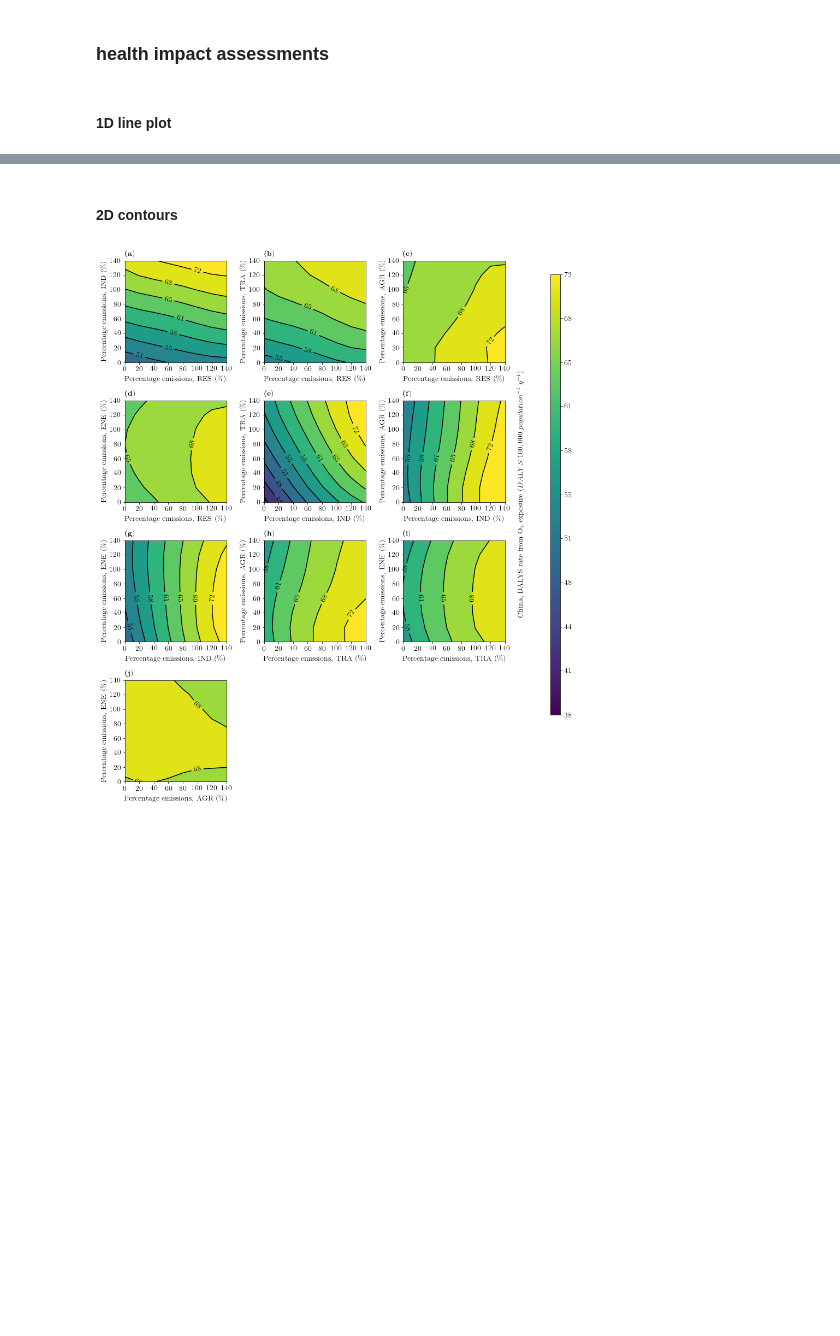
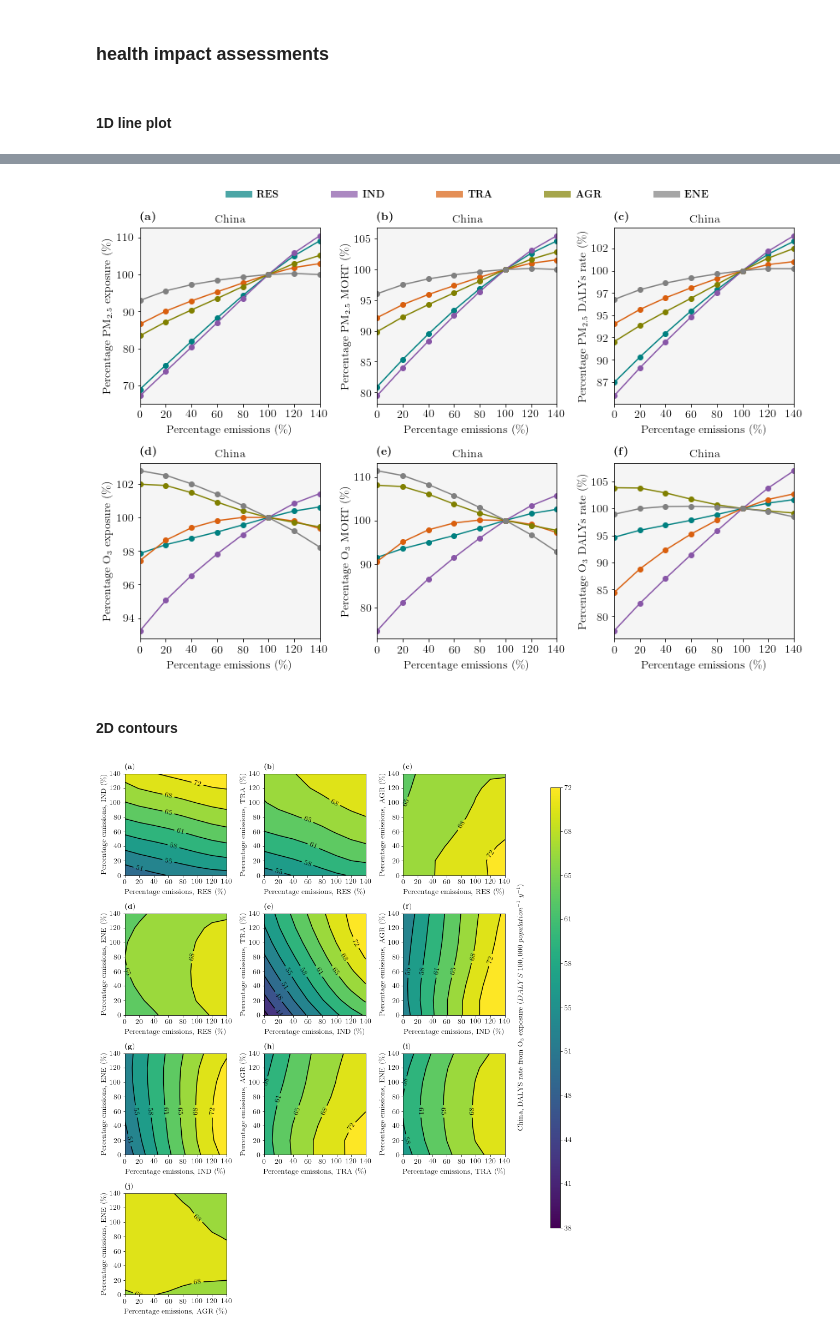
Before and after one commit to lukeconibear/emulator_annual, a Jupyter notebook: emulator_plots.ipynb, the cells around one changed output, grey strips where cells are left out. Drawn from its saved outputs; the diff is of its cells as text; code cells hidden in the pictures; blank space fills up the shorter version.

```diff
--- a/emulator_plots.ipynb
+++ b/emulator_plots.ipynb
@@ -1717,3 +1859,36 @@ for region in region_keys.keys():
+# %%
+#for region in region_keys.keys():
+region = 'China'
+fig = plt.figure(1, figsize=(12, 8))
+gs = gridspec.GridSpec(2, 3)
+
+make_plot_exposure_normalised(0, 'PM2_5_DRY', [item for item in popweighted_PM2_5_DRY.items() if region_keys[region] + '_PM2_5_DRY' in item[0]], 'Annual-mean PM$_{2.5}$ exposure (${\\mu}g$ $m^{-3}$)', region, 'PM$_{2.5}$ exposure')
+make_plot_health_normalised(1, results, region, 'PM2_5_DRY', 'mort', 'PM$_{2.5}$ MORT')
+make_plot_health_normalised(2, results, region, 'PM2_5_DRY', 'dalys_rate', 'PM$_{2.5}$ DALYs rate')
+make_plot_exposure_normalised(3, 'o3_6mDM8h', [item for item in popweighted_o3_6mDM8h.items() if region_keys[region] + '_o3_6mDM8h' in item[0]], '6mDM8h O$_{3}$ exposure ($ppb$)', region, 'O$_3$ exposure')
+make_plot_health_normalised(4, results, region, 'o3_6mDM8h', 'mort', 'O$_3$ MORT')
+make_plot_health_normalised(5, results, region, 'o3_6mDM8h', 'dalys_rate', 'O$_3$ DALYs rate')
+
+leg_1 = matplotlib.lines.Line2D([], [], color='teal', linewidth=8.0, label=r'\textbf{RES}', alpha=0.7)
+leg_2 = matplotlib.lines.Line2D([], [], color='#8856a7', linewidth=8.0, label=r'\textbf{IND}', alpha=0.7)
+leg_3 = matplotlib.lines.Line2D([], [], color='#d95f0e', linewidth=8.0, label=r'\textbf{TRA}', alpha=0.7)
+leg_4 = matplotlib.lines.Line2D([], [], color='olive', linewidth=8.0, label=r'\textbf{AGR}', alpha=0.7)
+leg_5 = matplotlib.lines.Line2D([], [], color='grey', linewidth=8.0, label=r'\textbf{ENE}', alpha=0.7)
+
+gs.tight_layout(fig, rect=[0, 0, 1.0, 1.0])
+
+bb = (fig.subplotpars.left + 0.06, fig.subplotpars.top + 0.05, fig.subplotpars.right - fig.subplotpars.left - 0.1, 0.1)
+plt.legend(
+    fontsize=12, fancybox=True, loc='upper center', bbox_to_anchor=bb, ncol=5, frameon=False,
+    handles=[leg_1, leg_2, leg_3, leg_4, leg_5], mode='expand', borderaxespad=0.,
+    bbox_transform=fig.transFigure
+)
+
+#plt.savefig(f'/nfs/b0122/Users/earlacoa/png/paper_aia_emulator_annual/all_line-plot_{region}_scaled_normalised.png', dpi=700, alpha=True, bbox_inches='tight')
+#plt.savefig(f'/nfs/b0122/Users/earlacoa/png/paper_aia_emulator_annual/all_line-plot_{region}_scaled_normalised.eps', format='eps', dpi=700, alpha=True, bbox_inches='tight')
+plt.show()
+# %% [output]
+[figure, added]
 # %% [markdown]
 #### 2D contours
 # %%
```
Also changed, not shown: parts of 10 cells of this notebook, 5 other files.
